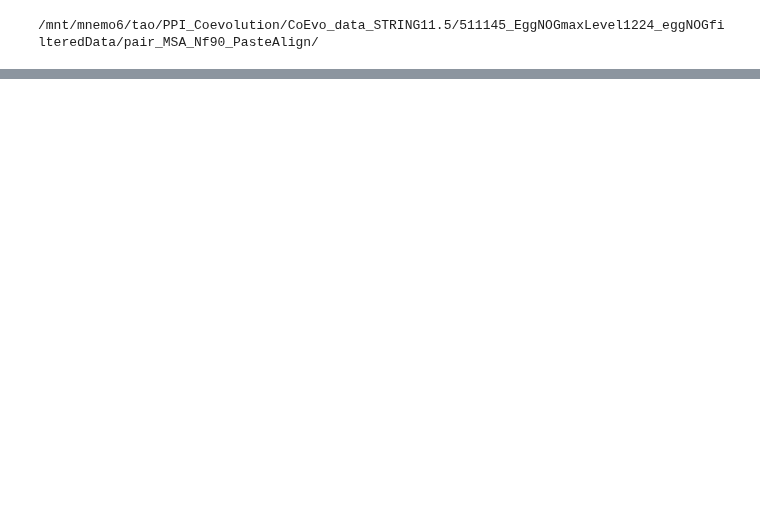
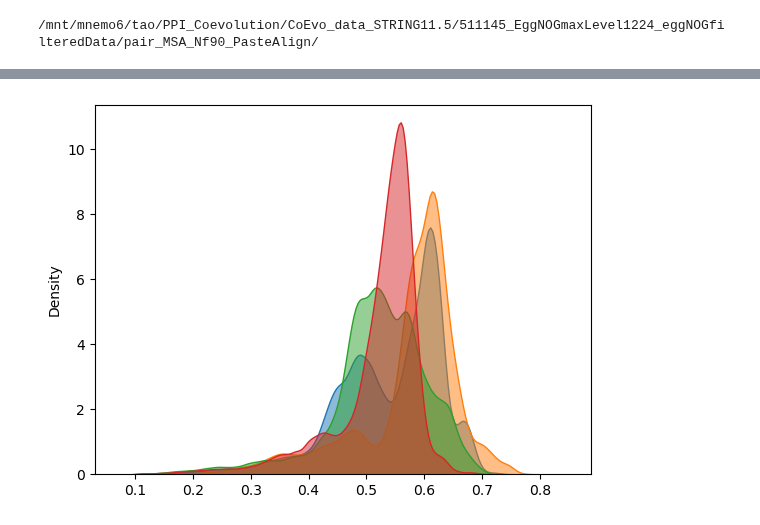
Before and after one commit to TaoDFang/PPI_Prediction_byCoevolution, a Jupyter notebook: notebooks/SR_review_comments.ipynb, the cells around one changed output, grey strips where cells are left out. Cells and saved outputs as stored; diff of their text form; code cells hidden in the pictures; blank space fills up the shorter version.

```diff
--- a/notebooks/SR_review_comments.ipynb
+++ b/notebooks/SR_review_comments.ipynb
@@ -839,0 +860,15 @@ plt.show()
+# %%
+
+fig, ax = plt.subplots()
+for pairedMSA_Nf90_folder in selected2_pairedMSA_Nf90_folder_list:
+    new_pp1, new_pp2 = get_homologous_pp_byFolder(
+        pp1, pp2, pairedMSA_Nf90_folder, Query2Subject_QueSpeAllPPI_BestHomologous_listDict)
+
+    new_pp1, new_pp2, msa_ori, msa_dists_list = get_msa_dist_list(
+        [new_pp1, new_pp2, pairedMSA_Nf90_folder])
+
+    #sns.displot(msa_dists_list, alpha=0.5, kind="kde", ax=ax, fill=True)
+    sns.kdeplot(msa_dists_list, alpha=0.5, ax=ax, fill=True)
+plt.show()
+# %% [output]
+[figure, added]
```
Also changed, not shown: parts of 4 cells of this notebook.
